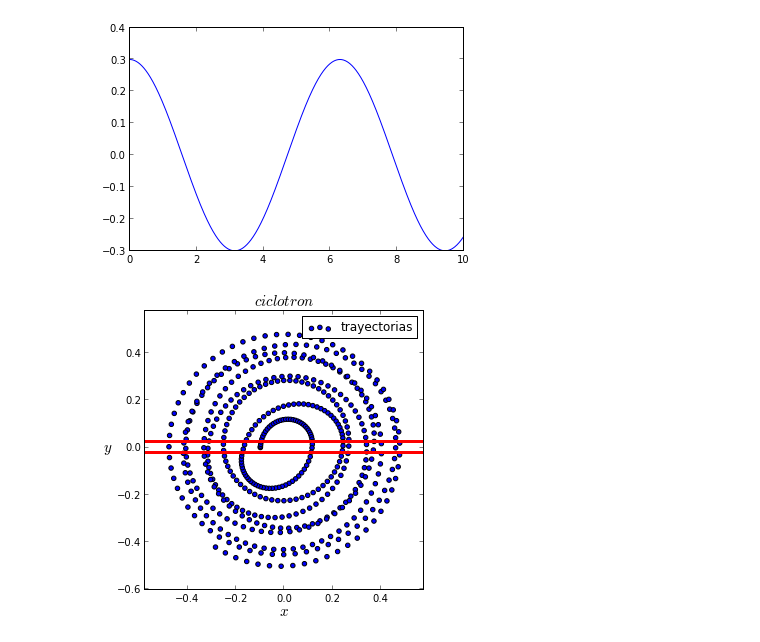
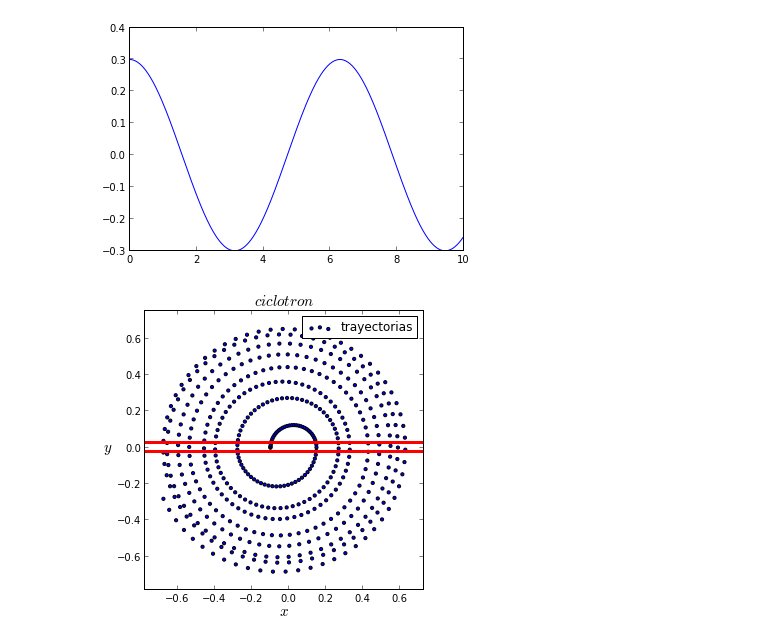
Before and after one commit to daniel-lozano/Aceleradores, a Jupyter notebook: ciclotron .ipynb, the cells around one changed output. Drawn from its saved outputs; the diff is of its cells as text; code cells hidden in the pictures.

```diff
--- a/ciclotron .ipynb
+++ b/ciclotron .ipynb
@@ -11,9 +11,9 @@ Vyo=0.0
 Yo=0.0
 Xo=-0.1
 d=0.05
-R=10000.0
+R=10.0
 Eo=0.3
-B=1.0
+B=1
 fi=0.0
 dt=0.1
 w=q*B/m
@@ -26,8 +26,8 @@ print w
 
 def aceleracion(x,y,vx,vy,t):
 
-    ax=-q*x*B*sqrt((vx**2+vy**2)/(x**2+y**2))/m
-    ay=-q*y*B*sqrt((vx**2+vy**2)/(x**2+y**2))/m
+    ax=(q/m)*B*vy
+    ay=-(q/m)*B*vx
 
     if(-d/2<=y and y<=d/2 and x>0):
         #ay=ay+q*Eo*cos(w*t+fi)/m
@@ -54,23 +54,32 @@ figsize(5,10)
 # %% [output]
 [figure]
 # %%
+#B=9.85#1.45
+#Eo=0.3
+#Vyo=0.1
+
 i=0
-ac=[]
 E=[]
 x=[]
 vx=[]
 y=[]
 vy=[]
 t=[]
+r=[]
+v=[]
+t.append(0)
 E.append(Eo)
 x.append(Xo)
 y.append(Yo)
 vx.append(Vxo)
 vy.append(Vyo)
+r.append((x[0]**2+y[0]**2)**0.5)
+v.append((vx[0]**2+vy[0]**2)**0.5)
+
 for i in range(500):
 #while(sqrt(x[-1]**2+y[-1]**2) < R) :
 
-        t=append(t,i*dt)
+        t=append(t,(i+1)*dt)
 
         #paso 1------------------------------
         E.append(Eo*cos(w*t[i]))
@@ -137,31 +146,33 @@ for i in range(500):
         y=append(y,y1+Ky)
         vx=append(vx,vx1+Lx)
         vy=append(vy,vy1+Ly)
+        r.append((x[-1]**2+y[-1]**2)**0.5)
+        v.append((vx[-1]**2+vy[-1]**2))
 
 
         #i=i+1
 # %%
-scatter(x,y,c="b",label="trayectorias")
+scatter(x,y,c="b",s=10,label="trayectorias")
 #plot(x,y,c="k")
 #plot(x,y)
 
 dmas=zeros(100)
 dmen=zeros(100)
 l=zeros(100)
 for i in range(100):
     dmas[i]=d/2
     dmen[i]=-d/2
     l[i]=-0.8+i*0.016
 
 plot(l,dmas,"r",linewidth=3)
 plot(l,dmen,"r",linewidth=3)
 figsize(5,5)
 xlabel("$x$",size=15)
 ylabel("$y$",size=15,rotation="horizontal")
 title("$ciclotron $",size=15)
 legend()
 xlim(min(x)-0.1,max(x)+0.1)
 ylim(min(y)-0.1,max(y)+0.1)
-savefig("ciclo.png")
+savefig("ciclo_500.png")
 # %% [output]
-[figure, old version]
+[figure, new version]
```
Also changed, not shown: parts of 4 cells of this notebook, 12 other files.
